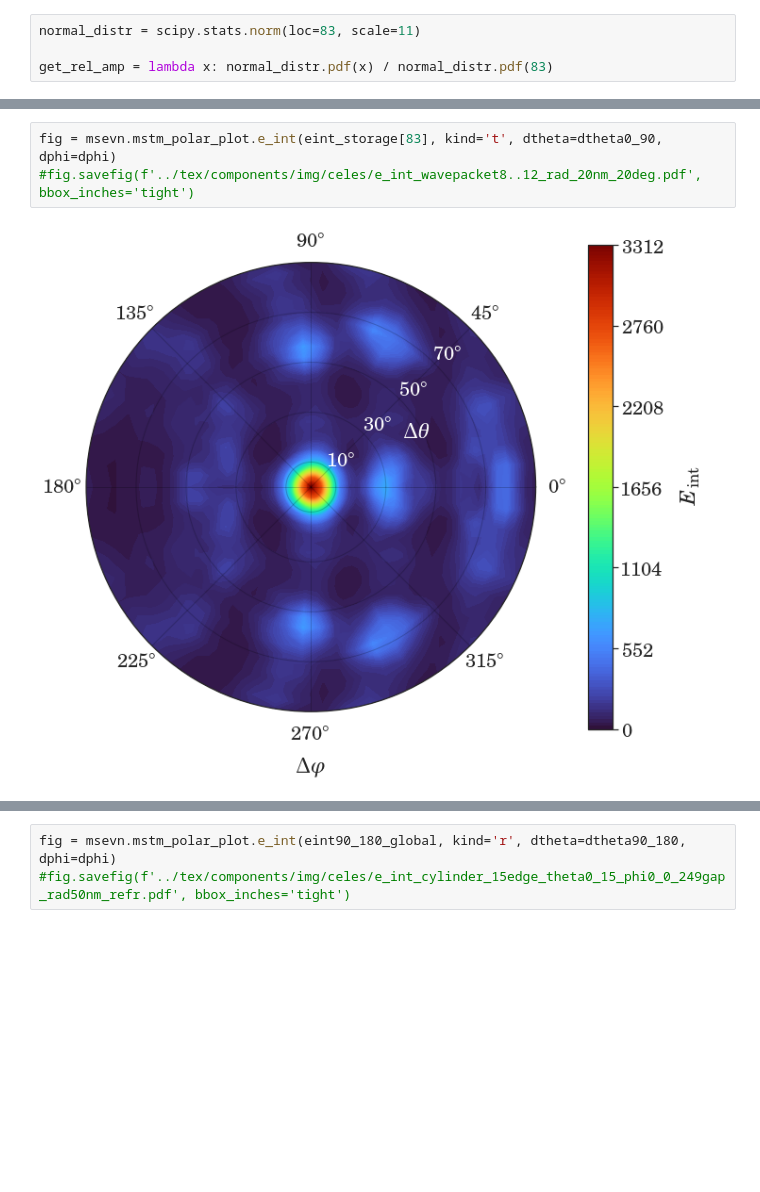
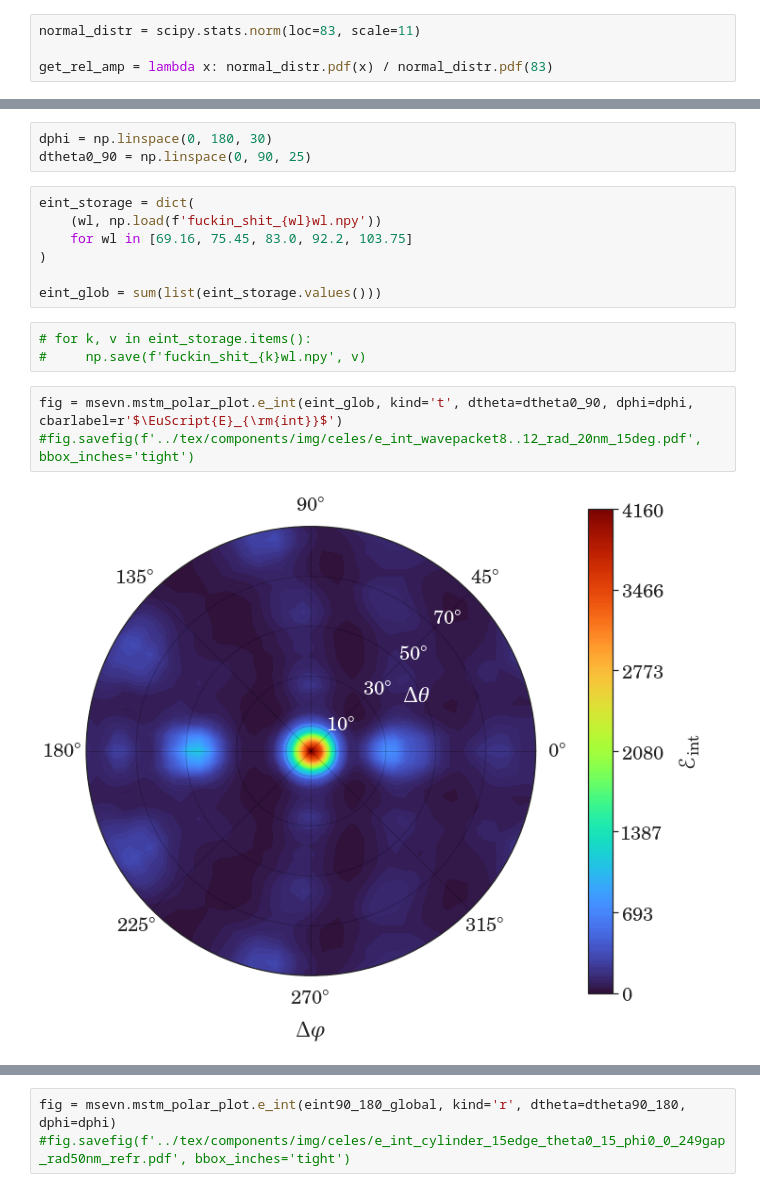
Before and after one commit to Misery7100-Magistracy/Angular-dispersion-boost, a Jupyter notebook: computations/mstm3d.ipynb, the cells around one changed output, grey strips where cells are left out. Drawn from its saved outputs; the diff is of its cells as text; blank space fills up the shorter version.

```diff
--- a/computations/mstm3d.ipynb
+++ b/computations/mstm3d.ipynb
@@ -52,8 +82,21 @@ for fname in files:
     #    )
 
     # eint90_180_global += get_rel_amp(wavelength) * eint90_180
+# %%
+dphi = np.linspace(0, 180, 30)
+dtheta0_90 = np.linspace(0, 90, 25)
+# %%
+eint_storage = dict(
+    (wl, np.load(f'fuckin_shit_{wl}wl.npy'))
+    for wl in [69.16, 75.45, 83.0, 92.2, 103.75]
+)
+
+eint_glob = sum(list(eint_storage.values()))
+# %%
+# for k, v in eint_storage.items():
+#     np.save(f'fuckin_shit_{k}wl.npy', v)
 # %%
-fig = msevn.mstm_polar_plot.e_int(eint_storage[83], kind='t', dtheta=dtheta0_90, dphi=dphi)
-#fig.savefig(f'../tex/components/img/celes/e_int_wavepacket8..12_rad_20nm_20deg.pdf', bbox_inches='tight')
+fig = msevn.mstm_polar_plot.e_int(eint_glob, kind='t', dtheta=dtheta0_90, dphi=dphi, cbarlabel=r'$\EuScript{E}_{\rm{int}}$')
+#fig.savefig(f'../tex/components/img/celes/e_int_wavepacket8..12_rad_20nm_15deg.pdf', bbox_inches='tight')
 # %% [output]
-[figure, old version]
+[figure, new version]
```
Also changed, not shown: parts of 5 cells of this notebook, 17 other files.
